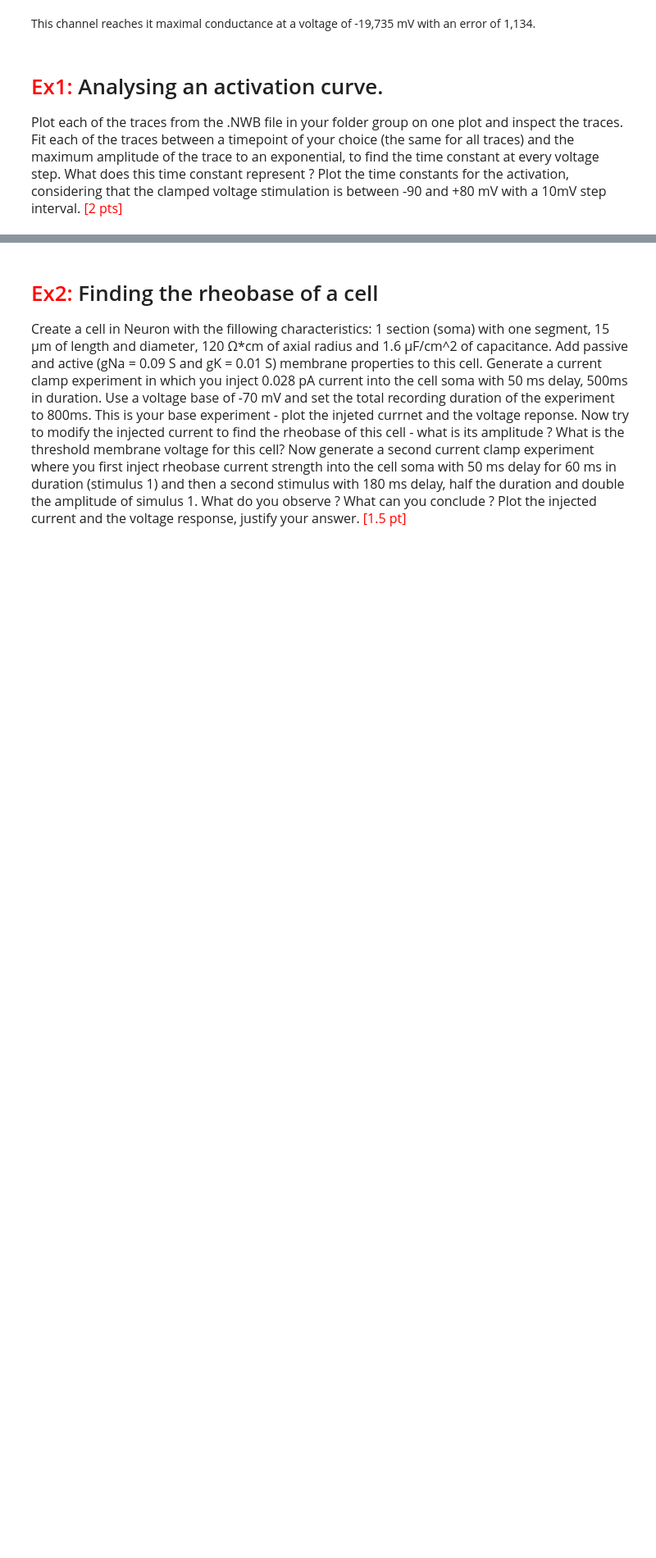
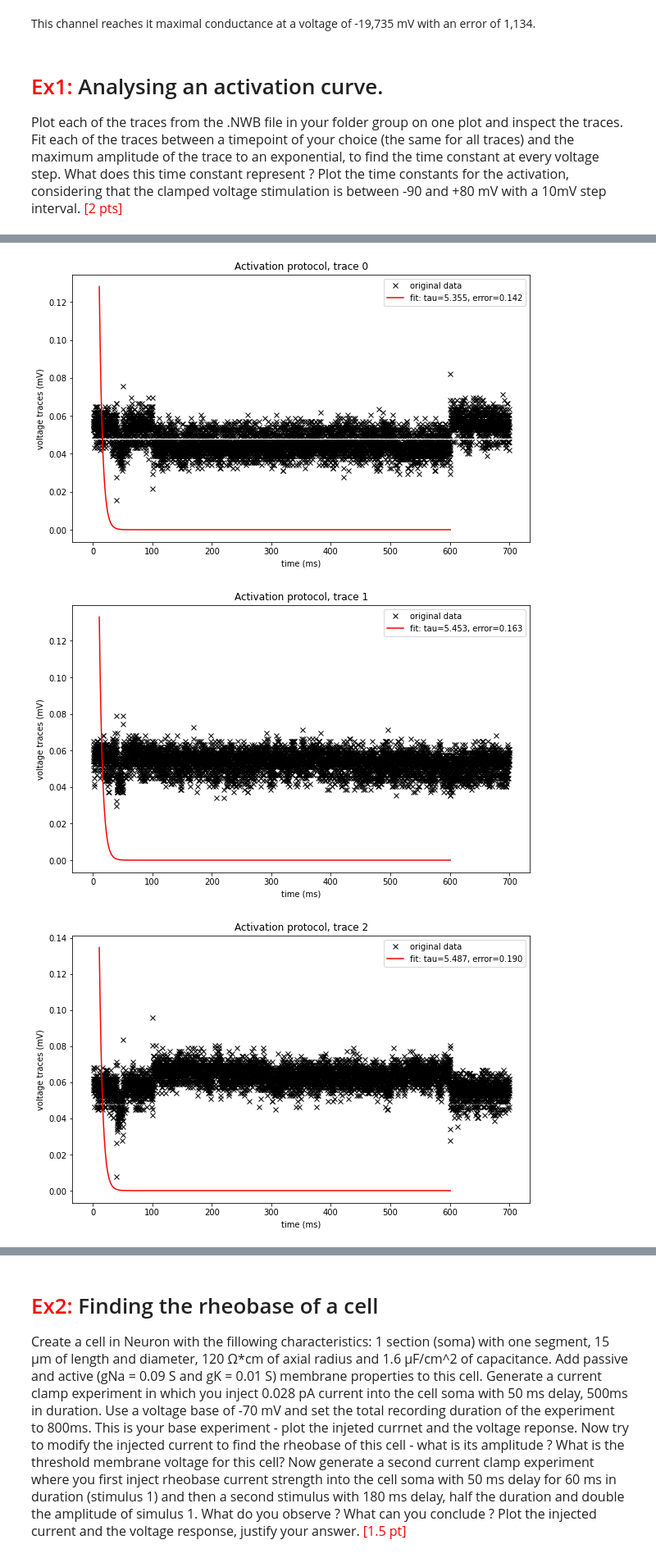
Before and after one commit to AlbrechtAlice/In-Silico-Neuroscience, a Jupyter notebook: Week3_HomeWork.ipynb, the cells around one changed output, grey strips where cells are left out. Shown at 82% size. Drawn from its saved outputs; the diff is of its cells as text; code cells hidden in the pictures; blank space fills up the shorter version.

```diff
--- a/Week3_HomeWork.ipynb
+++ b/Week3_HomeWork.ipynb
@@ -65,0 +115,33 @@ This channel reaches it maximal conductance at a voltage of -19,735 mV with an e
+# %%
+# fit the traces with an exponential
+
+# exponential fit
+def func_exp(x, tau):
+    return np.exp(-x/tau)
+
+# In this case, we want to compute TAU = popt[0]
+
+
+# plot of traces
+data_t = np.transpose(data)
+i = 0
+for trace in data_t:
+
+    # and to quantify the fitting quality we want to know perr
+    popt, pcov = curve_fit(func_exp, time[100:6000,0], trace[100:6000])
+    perr = np.sqrt(np.diag(pcov))
+
+    plt.figure(figsize=(10,6))
+    plt.plot(time, trace, 'xk', label='original data' )
+    plt.plot(time[100:6000,0], func_exp(time[100:6000,0], popt[0]), '-r',label='fit: tau=%.3f, error=%.3f' %(popt[0],perr))
+    plt.title('%s protocol, trace %s' %('Activation',i))
+    plt.ylabel('voltage traces (mV)')
+    plt.xlabel('time (ms)')
+    plt.legend()
+    plt.show()
+    i = i + 1
+plt.show()
+# %% [output]
+[figure, added]
+[figure, added]
+[figure, added]
```
Also changed, not shown: parts of 22 cells of this notebook, 1 other file.
